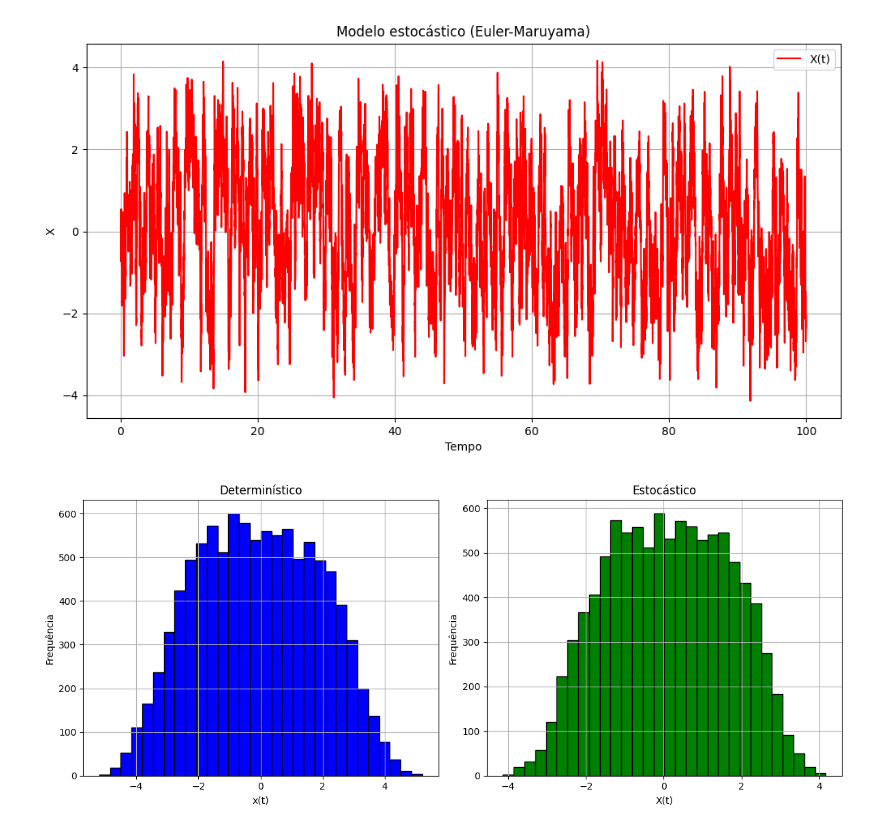
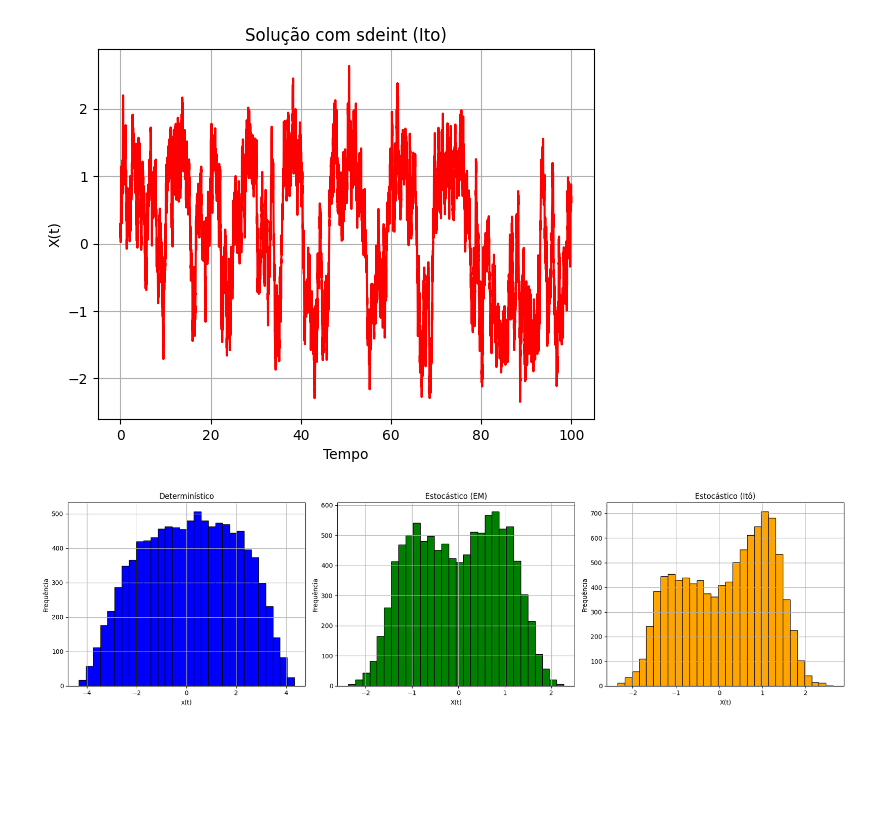
Before and after one commit to lucasamtaylor01/Lorenz80_SDE, a Jupyter notebook: 05_EXPLORACOES_EM_PYTHON/graficos.ipynb, the cells around one changed output. Saved outputs shown, nothing was run; the diff lists cells and outputs as text; code cells hidden in the pictures; blank space fills up the shorter version.

```diff
--- a/05_EXPLORACOES_EM_PYTHON/graficos.ipynb
+++ b/05_EXPLORACOES_EM_PYTHON/graficos.ipynb
@@ -68,0 +117,3 @@ Estimativa de sigma  ≈ 1.156205617585092
+# %%
+#sol = solucao_deterministico_Radau
+sol = solucao_deterministico_BFD
@@ -69,60 +173,58 @@ Estimativa de sigma  ≈ 1.156205617585092
 # %%
-import numpy as np
-import matplotlib.pyplot as plt
+# SOLUÇÃO 02 COM USO DE SDEINT
+x0 = 0.1
+t = np.linspace(0.0, 100.0, 10000)
 
-# Parâmetros
-sigma = 4.723353388116444
-x0 = 0.1
-t0, tf = 0.0, 100.0
-dt = 0.01
-t = np.arange(t0, tf + dt, dt)
-n = len(t)
+# Drift e difusão
+def f(x, t):
+    return x - x**3
 
-# Inicialização
-X = np.zeros(n)
-X[0] = x0
+def g(x, t):
+    return sigma
 
-# Euler-Maruyama
-for i in range(n - 1):
-    drift = X[i] - X[i]**3
-    diffusion = sigma
-    dW = np.random.normal(0, np.sqrt(dt))
-    X[i + 1] = X[i] + drift * dt + diffusion * dW
+# Solução
+solucao_ito = sdeint.itoint(f, g, x0, t)
 
 # Plot
-plt.figure(figsize=(12, 6))
-plt.plot(t, X, label="X(t)", color='red')
+plt.plot(t, solucao_ito, color='red')
 plt.xlabel("Tempo")
-plt.ylabel("X")
-plt.title("Modelo estocástico (Euler-Maruyama)")
-plt.grid(True)
-plt.legend()
+plt.ylabel("X(t)")
+plt.title("Solução com sdeint (Ito)")
+plt.grid()
 plt.show()
 # %% [output]
-[figure, old version]
+[figure, new version]
 # %%
 import matplotlib.pyplot as plt
 
+# Cria a figura com 3 subplots lado a lado
+plt.figure(figsize=(18, 5))
+
 # Histograma do sistema determinístico
-plt.figure(figsize=(12, 5))
-
-plt.subplot(1, 2, 1)
+plt.subplot(1, 3, 1)
 plt.hist(sol.y[0], bins=30, color='blue', edgecolor='black')
 plt.title("Determinístico")
 plt.xlabel("x(t)")
 plt.ylabel("Frequência")
 plt.grid(True)
 
-# Histograma do sistema estocástico
-plt.subplot(1, 2, 2)
-plt.hist(X, bins=30, color='green', edgecolor='black')
-plt.title("Estocástico")
+# Histograma do sistema estocástico (Euler-Maruyama)
+plt.subplot(1, 3, 2)
+plt.hist(solucao_euler_maruyama, bins=30, color='green', edgecolor='black')
+plt.title("Estocástico (EM)")
+plt.xlabel("X(t)")
+plt.ylabel("Frequência")
+plt.grid(True)
+
+# Histograma do sistema estocástico (Ito)
+plt.subplot(1, 3, 3)
+plt.hist(solucao_ito, bins=30, color='orange', edgecolor='black')
+plt.title("Estocástico (Itô)")
 plt.xlabel("X(t)")
 plt.ylabel("Frequência")
 plt.grid(True)
 
 plt.tight_layout()
 plt.show()
-#teste
 # %% [output]
-[figure, old version]
+[figure, new version]
```
Also changed, not shown: parts of 7 cells of this notebook.
